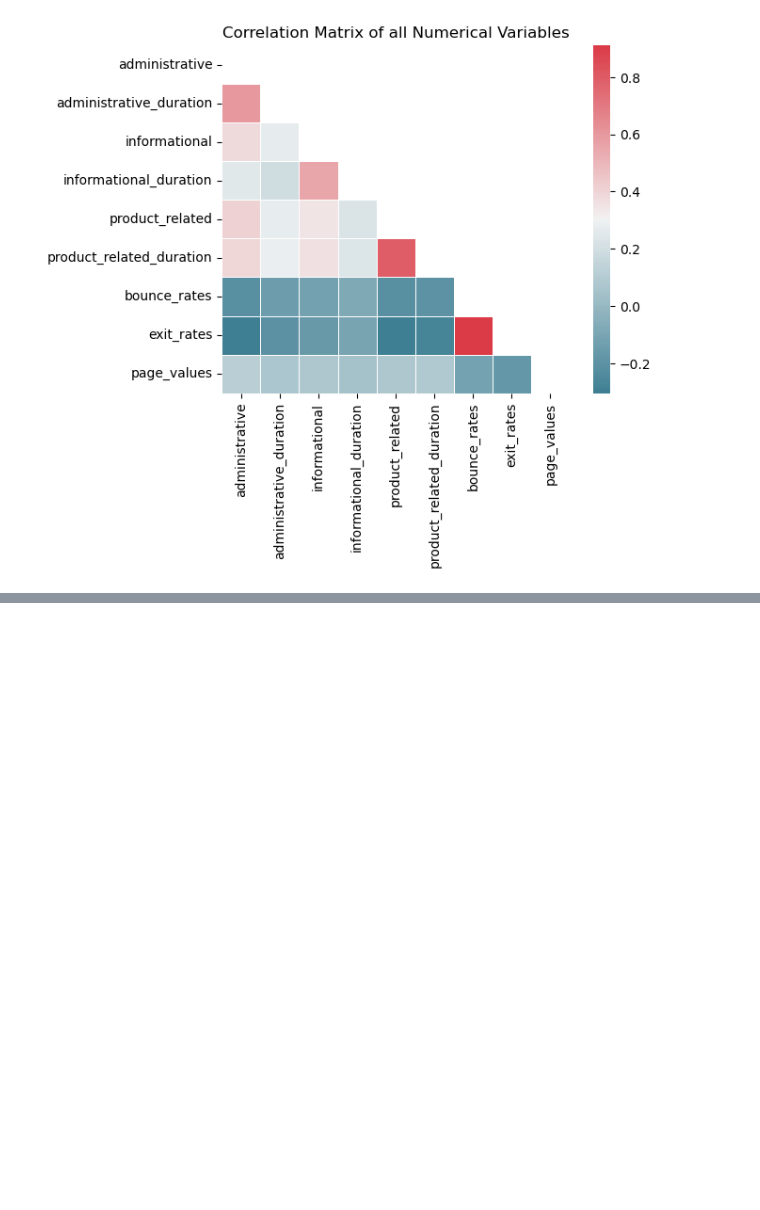
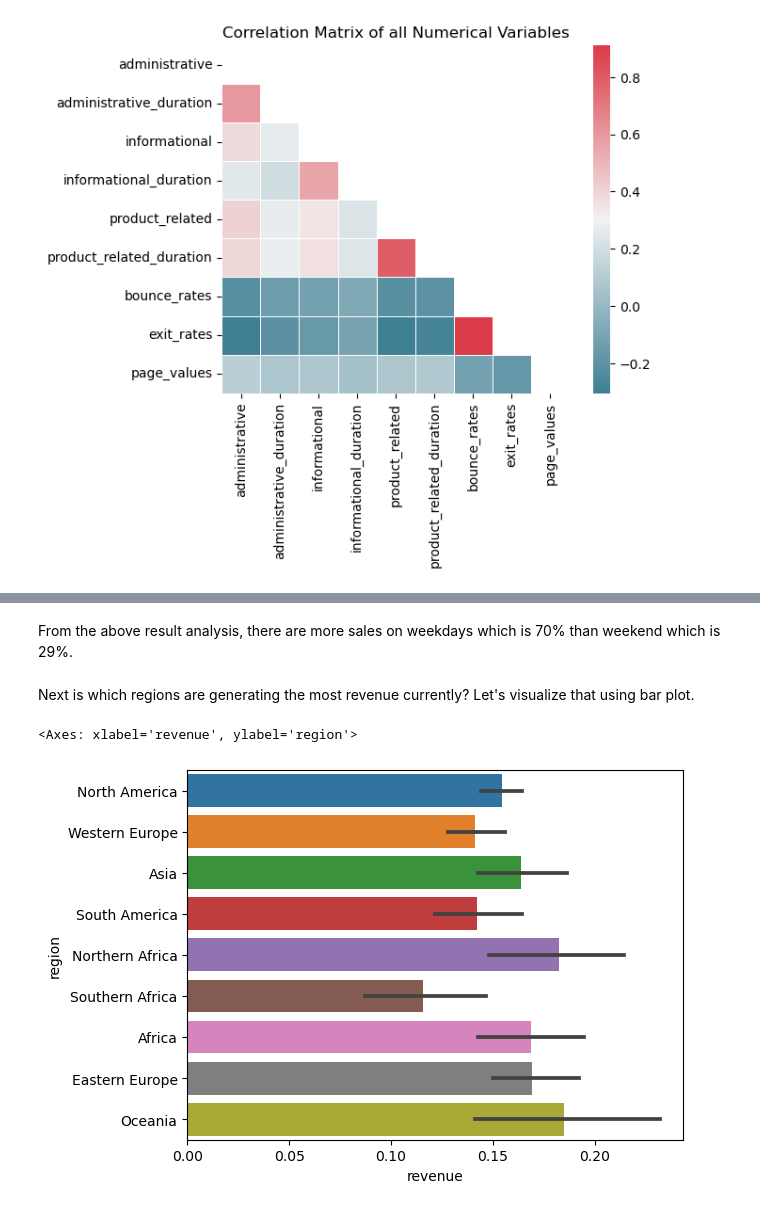
Before and after one commit to Ezido2013/exploratory-data-analysis---online-shopping-in-retail649, a Jupyter notebook: datatransformation.ipynb, the cells around one changed output, grey strips where cells are left out. Drawn from its saved outputs; the diff is of its cells as text; code cells hidden in the pictures; blank space fills up the shorter version.

```diff
--- a/datatransformation.ipynb
+++ b/datatransformation.ipynb
@@ -782,0 +851,10 @@ Removed Columns {'exit_rates', 'product_related_duration'}
+# %% [markdown]
+From the above result analysis, there are more sales on weekdays which is 70% than weekend which is 29%.
+# %% [markdown]
+Next is which regions are generating the most revenue currently? Let's visualize that using bar plot.
+# %%
+df = pd.read_csv('customer.csv')
+sns.barplot(data=df, y="region", x="revenue")
+# %% [output]
+<Axes: xlabel='revenue', ylabel='region'>
+[figure, added]
```
Also changed, not shown: parts of 132 cells of this notebook, 3 other files.
